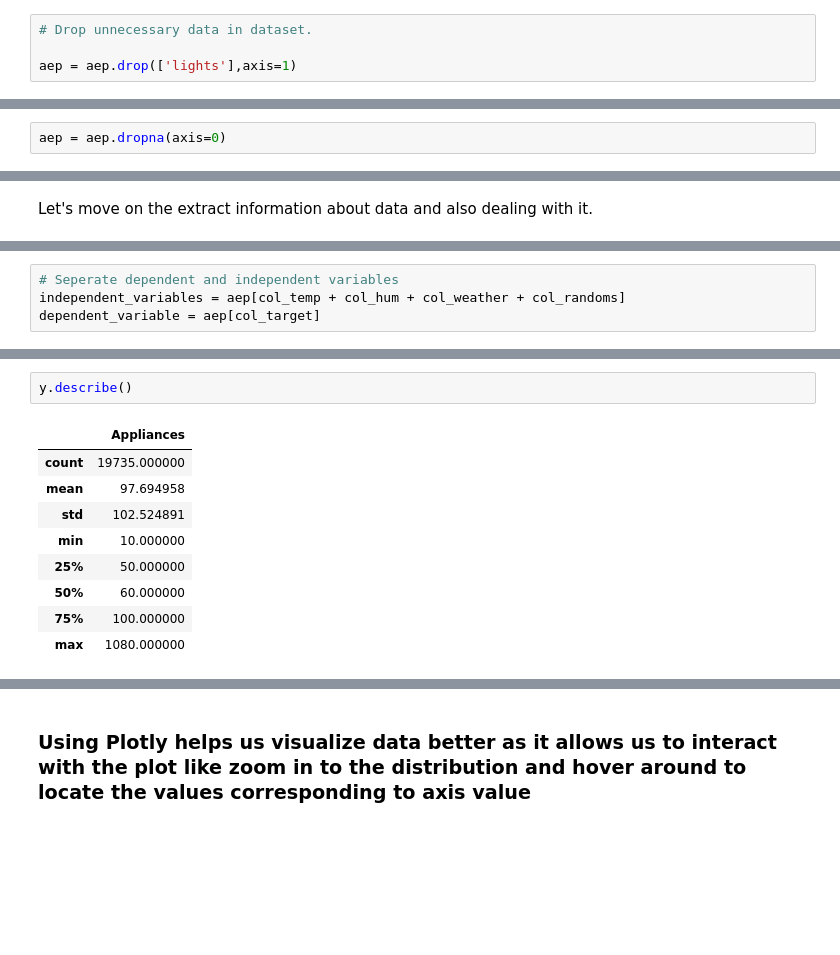
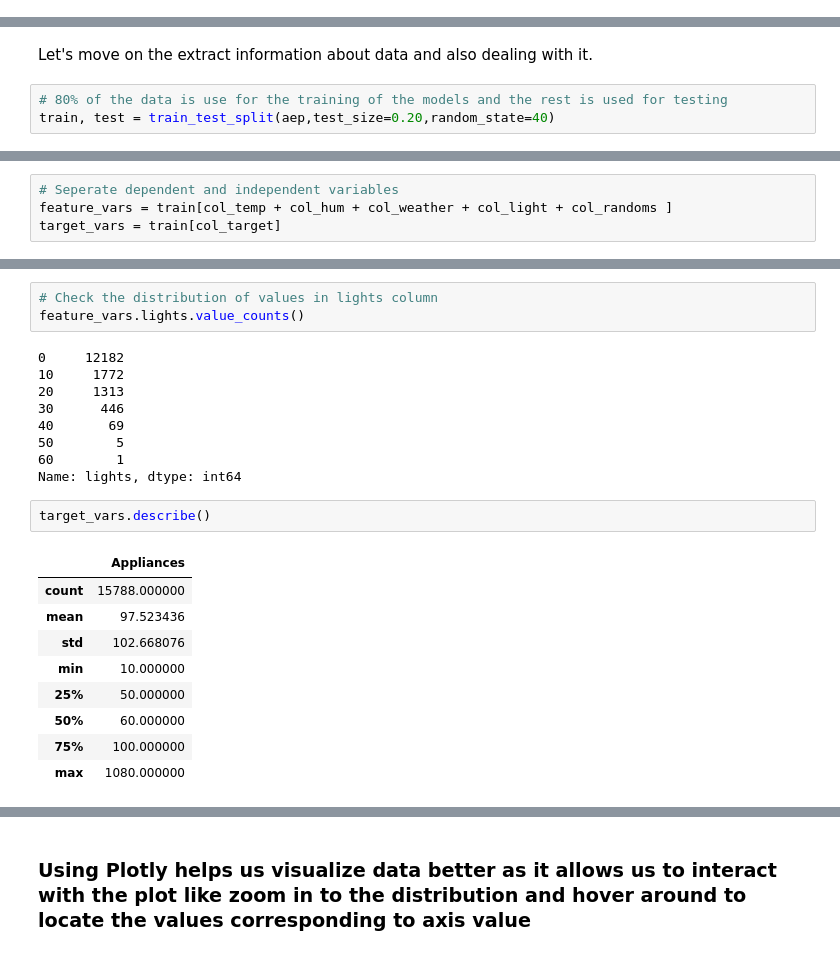
Before and after one commit to atif2786/Appliance-energy-prediction, a Jupyter notebook: Appliance_energy_prediction.ipynb, the cells around one changed output, grey strips where cells are left out. Saved outputs shown, nothing was run; the diff lists cells and outputs as text; blank space fills up the shorter version.

```diff
--- a/Appliance_energy_prediction.ipynb
+++ b/Appliance_energy_prediction.ipynb
@@ -222,7 +224,3 @@ sns.distplot(aep["lights"])
-# %%
-# Drop unnecessary data in dataset.
-
-aep = aep.drop(['lights'],axis=1)
 # %%
 aep= aep.drop(['date'], axis=1)
 # %% [markdown]
@@ -232,6 +228,7 @@ aep= aep.drop(['date'], axis=1)
-# %%
-aep = aep.dropna(axis=0)
 # %% [markdown]
 # **Data Visualization**
 # %% [markdown]
 Let's move on the extract information about data and also dealing with it.
+# %%
+# 80% of the data is use for the training of the models and the rest is used for testing
+train, test = train_test_split(aep,test_size=0.20,random_state=40)
@@ -259,4 +260,4 @@ plt.show()
 # %%
 # Seperate dependent and independent variables
-independent_variables = aep[col_temp + col_hum + col_weather + col_randoms]
-dependent_variable = aep[col_target]
+feature_vars = train[col_temp + col_hum + col_weather + col_light + col_randoms ]
+target_vars = train[col_target]
@@ -278,10 +276,22 @@ X.describe()
+# %%
+# Check the distribution of values in lights column
+feature_vars.lights.value_counts()
+# %% [output]
+0     12182
+10     1772
+20     1313
+30      446
+40       69
+50        5
+60        1
+Name: lights, dtype: int64
 # %%
-y.describe()
+target_vars.describe()
 # %% [output]
 |  | Appliances |
-| count | 19735.000000 |
-| mean | 97.694958 |
-| std | 102.524891 |
+| count | 15788.000000 |
+| mean | 97.523436 |
+| std | 102.668076 |
 | min | 10.000000 |
 | 25% | 50.000000 |
 | 50% | 60.000000 |
```
Also changed, not shown: parts of 128 cells of this notebook.
